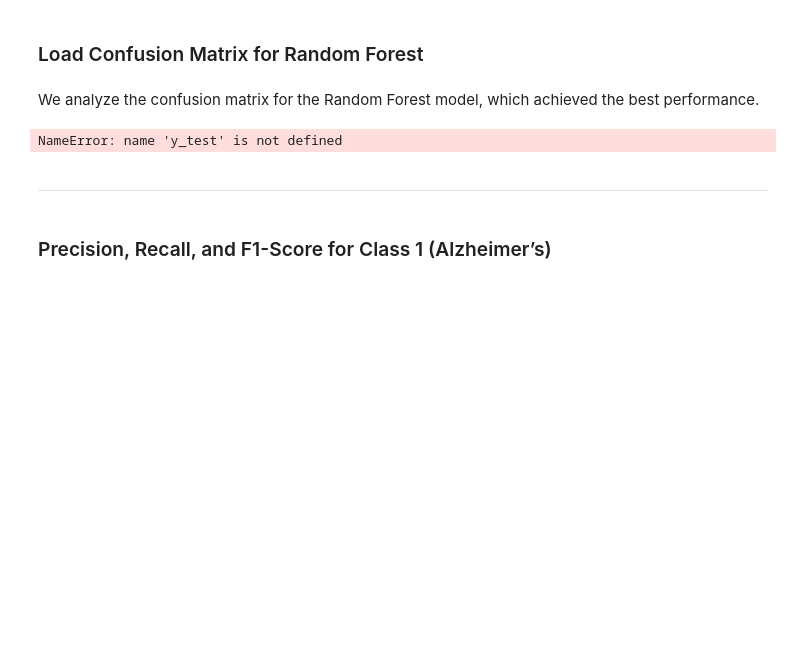
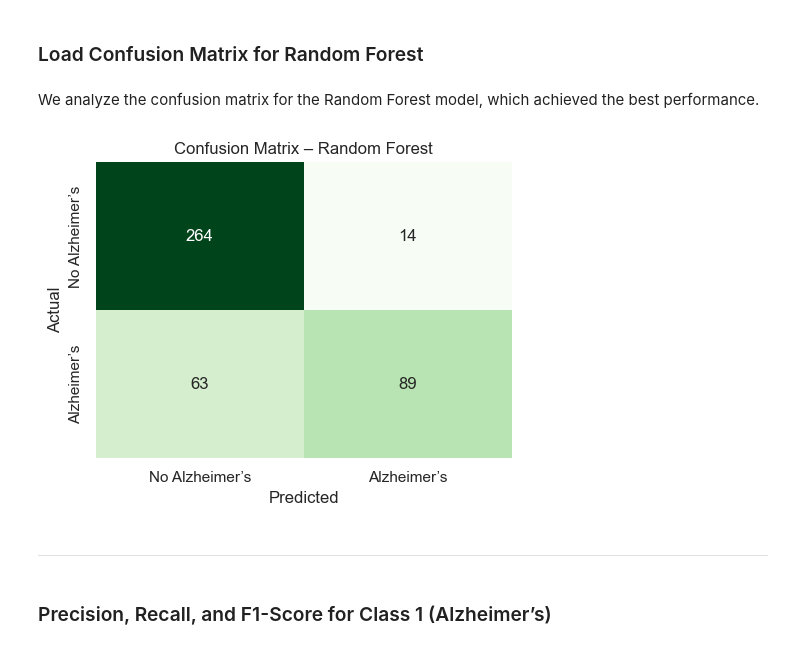
Before and after one commit to FeliciaFavrholdt/BI_EXAM, a Jupyter notebook: Analysis/notebooks/06_Results_And_Interpretation.ipynb.ipynb, the cells around one changed output. Cells and saved outputs as stored; diff of their text form; code cells hidden in the pictures; blank space fills up the shorter version.

Commit message:
fixes save data notebook 05 and load data notebook 06

```diff
--- a/Analysis/notebooks/06_Results_And_Interpretation.ipynb.ipynb
+++ b/Analysis/notebooks/06_Results_And_Interpretation.ipynb.ipynb
@@ -65,0 +69,32 @@ ImportError: cannot import name 'load_model' from 'utils.setup_notebook' (/Users
+# %%
+import joblib
+
+# Load test data
+print("Loading test data...")
+X_test, y_test = joblib.load('../models/test_data.pkl')
+print("Test data loaded.")
+
+# Load Random Forest model (already loaded if you did this earlier)
+print("Loading Random Forest model...")
+rf_model = joblib.load('../models/random_forest_model.pkl')
+print("Random Forest model loaded.")
+
+# Load predictions
+print("Loading Random Forest predictions...")
+rf_pred = joblib.load('../models/rf_predictions.pkl')
+print("Predictions loaded.")
+
+# Load confusion matrix
+print("Loading Random Forest confusion matrix...")
+rf_cm = joblib.load('../models/rf_confusion_matrix.pkl')
+print("Confusion matrix loaded.")
+
+# Load scaled data
+X_cluster_scaled = joblib.load('../models/X_cluster_scaled.pkl')
+print("Scaled data loaded.")
+
+# Load features
+features = joblib.load('../models/features.pkl')
+print("Features loaded.")
+
+print("\nAll files loaded successfully.")
@@ -134,21 +195,20 @@ Passing `palette` without assigning `hue` is deprecated and will be removed in v
 # %% [markdown]
 We analyze the confusion matrix for the Random Forest model, which achieved the best performance.
 # %%
-from sklearn.metrics import confusion_matrix
-
-rf_cm = confusion_matrix(y_test, rf_pred)
+import seaborn as sns
+import matplotlib.pyplot as plt
 
 plt.figure(figsize=(5, 4))
 sns.heatmap(rf_cm, annot=True, fmt='d', cmap='Greens', cbar=False,
-xticklabels=['No Alzheimer’s', 'Alzheimer’s'],
-yticklabels=['No Alzheimer’s', 'Alzheimer’s'])
+            xticklabels=['No Alzheimer’s', 'Alzheimer’s'],
+            yticklabels=['No Alzheimer’s', 'Alzheimer’s'])
 plt.xlabel('Predicted')
 plt.ylabel('Actual')
 plt.title('Confusion Matrix – Random Forest')
 plt.tight_layout()
 plt.show()
 # %% [output]
-NameError: name 'y_test' is not defined
+[figure, added]
 # %% [markdown]
 ---
 # %% [markdown]
```
Also changed, not shown: parts of 11 cells of this notebook, 6 other files.
